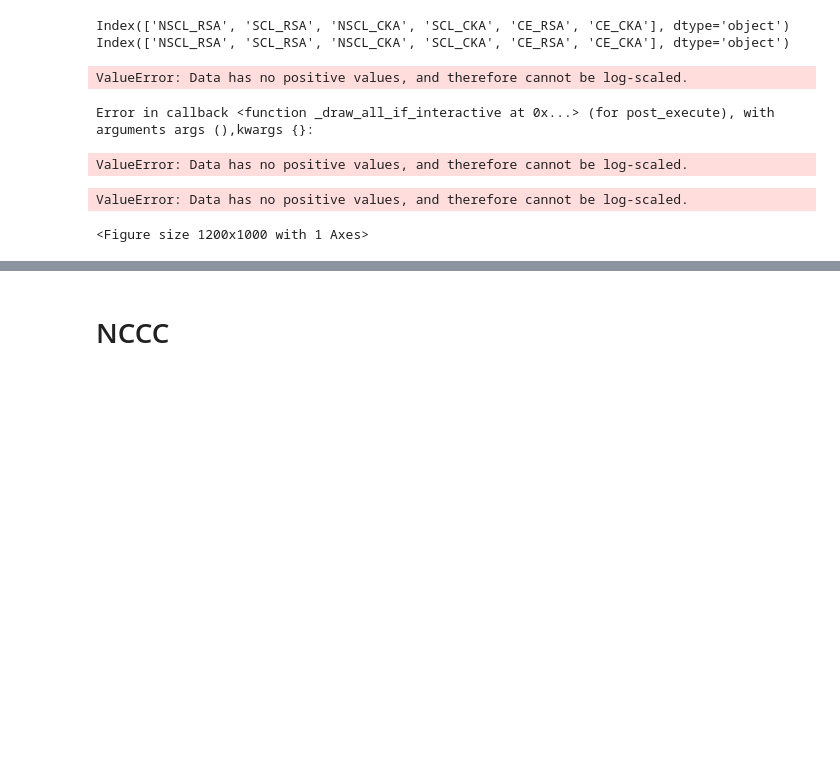
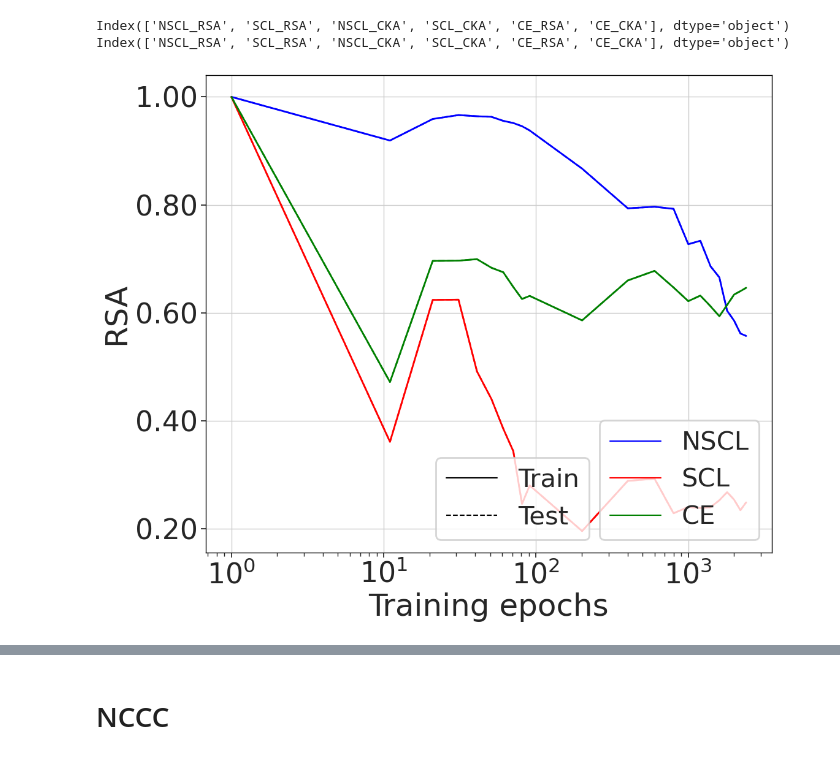
Before and after one commit to DLFundamentals/understanding-ssl-v2, a Jupyter notebook: notebooks/plots1.ipynb, the cells around one changed output, grey strips where cells are left out. Cells and saved outputs as stored; diff of their text form; code cells hidden in the pictures; blank space fills up the shorter version.

```diff
--- a/notebooks/plots1.ipynb
+++ b/notebooks/plots1.ipynb
@@ -100,17 +100,13 @@ Index(['NSCL_RSA', 'SCL_RSA', 'NSCL_CKA', 'SCL_CKA', 'CE_RSA', 'CE_CKA'], dtype=
 # %%
 # RSA plot
 plot_xy(test_df['NSCL_RSA'].values, test_df['NSCL_RSA'].values,
         test_df['SCL_RSA'].values, test_df['SCL_RSA'].values,
         test_df['CE_RSA'].values, test_df['CE_RSA'].values,
         epochs=test_df.index,
         y_label='RSA',
-        output_path=f'../figures/exp1/{dataset}_rsa_plot.pdf')
+        output_path=f'../figures/rsa/{dataset}_rsa_plot.pdf')
 # %% [output]
-ValueError: Data has no positive values, and therefore cannot be log-scaled.
-Error in callback <function _draw_all_if_interactive at 0x...> (for post_execute), with arguments args (),kwargs {}:
-ValueError: Data has no positive values, and therefore cannot be log-scaled.
-ValueError: Data has no positive values, and therefore cannot be log-scaled.
-<Figure size 1200x1000 with 1 Axes>
+[figure, added]
 # %%
 # CKA plot
 plot_xy(train_df['NSCL_CKA'].values, test_df['NSCL_CKA'].values,
```
Also changed, not shown: parts of 6 cells of this notebook, 1 other file.
